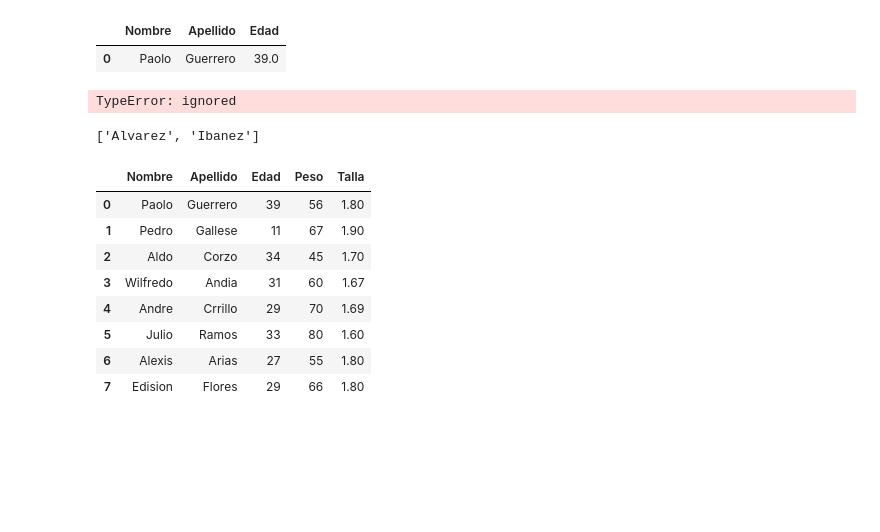
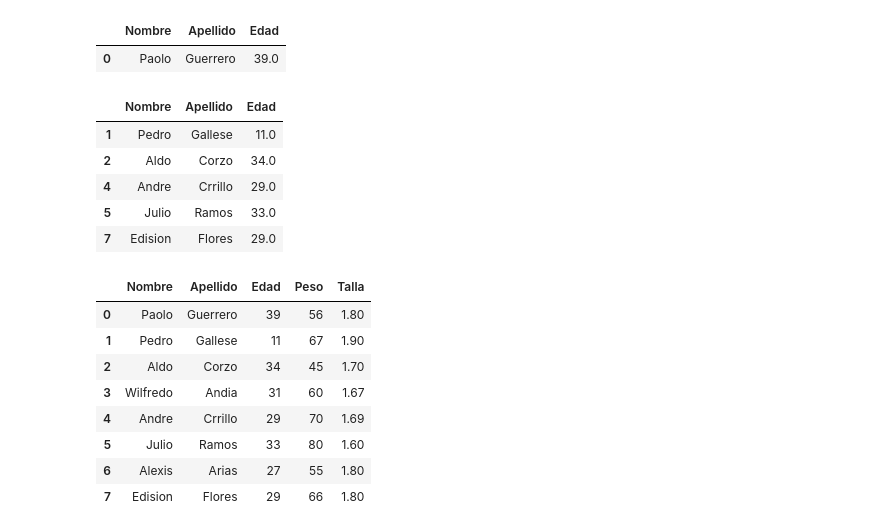
Before and after one commit to Xavier-ML/BIOESTADISTICA-XAVIER-ML, a Jupyter notebook: Dia_6_CIBERTEC.ipynb, the cells around one changed output. Cells and saved outputs as stored; diff of their text form; code cells hidden in the pictures; blank space fills up the shorter version.

```diff
--- a/Dia_6_CIBERTEC.ipynb
+++ b/Dia_6_CIBERTEC.ipynb
@@ -150,6 +150,11 @@ base[base.Edad >= 35]
 |  | Nombre | Apellido | Edad |
 | 0 | Paolo | Guerrero | 39.0 |
 # %%
-base[(base.Edad < 35) & base.Apellido(base.Apellido[0] in "AEIOU")]
+base[(base.Edad < 35) & base.Apellido.apply(lambda x:x[0:1] not in "AEIOU")]
 # %% [output]
-TypeError: ignored
+|  | Nombre | Apellido | Edad |
+| 1 | Pedro | Gallese | 11.0 |
+| 2 | Aldo | Corzo | 34.0 |
+| 4 | Andre | Crrillo | 29.0 |
+| 5 | Julio | Ramos | 33.0 |
+| 7 | Edision | Flores | 29.0 |
@@ -159,7 +161,3 @@ apellidos_con_vocales = [apellido for apellido in apellidos if apellido[0].upper
-# %%
-apellidos_con_vocales
-# %% [output]
-['Alvarez', 'Ibanez']
 # %%
 peru = [["Paolo","Guerrero", 39,56,1.8],["Pedro","Gallese",11,67,1.9],["Aldo","Corzo",34,45,1.7],["Wilfredo","Andia",31,60,1.67],["Andre","Crrillo",29,70,1.69],["Julio","Ramos",33,80,1.6],["Alexis","Arias",27,55,1.8],["Edision","Flores",29,66,1.8]]
 # %%
```
Also changed, not shown: parts of 5 cells of this notebook.
